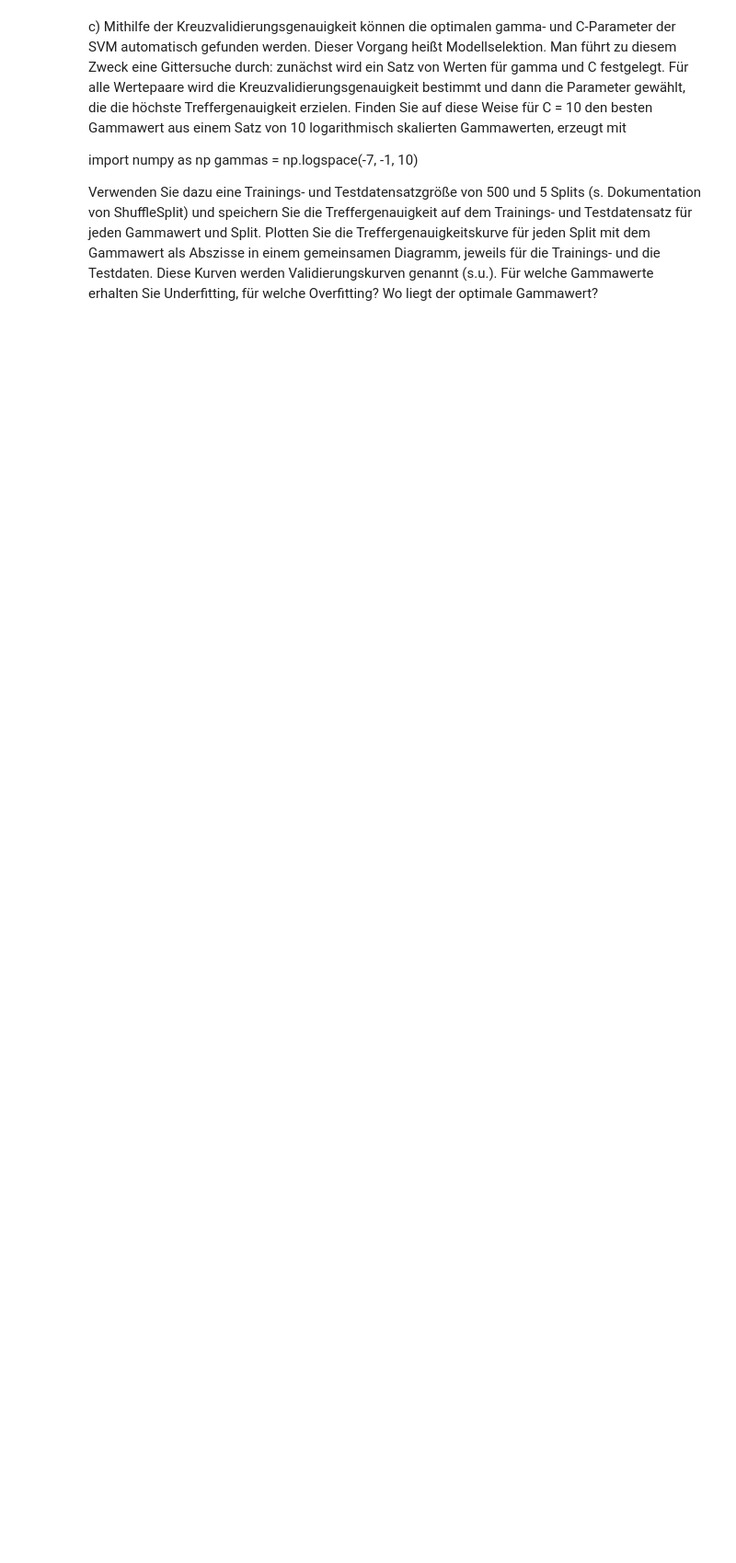
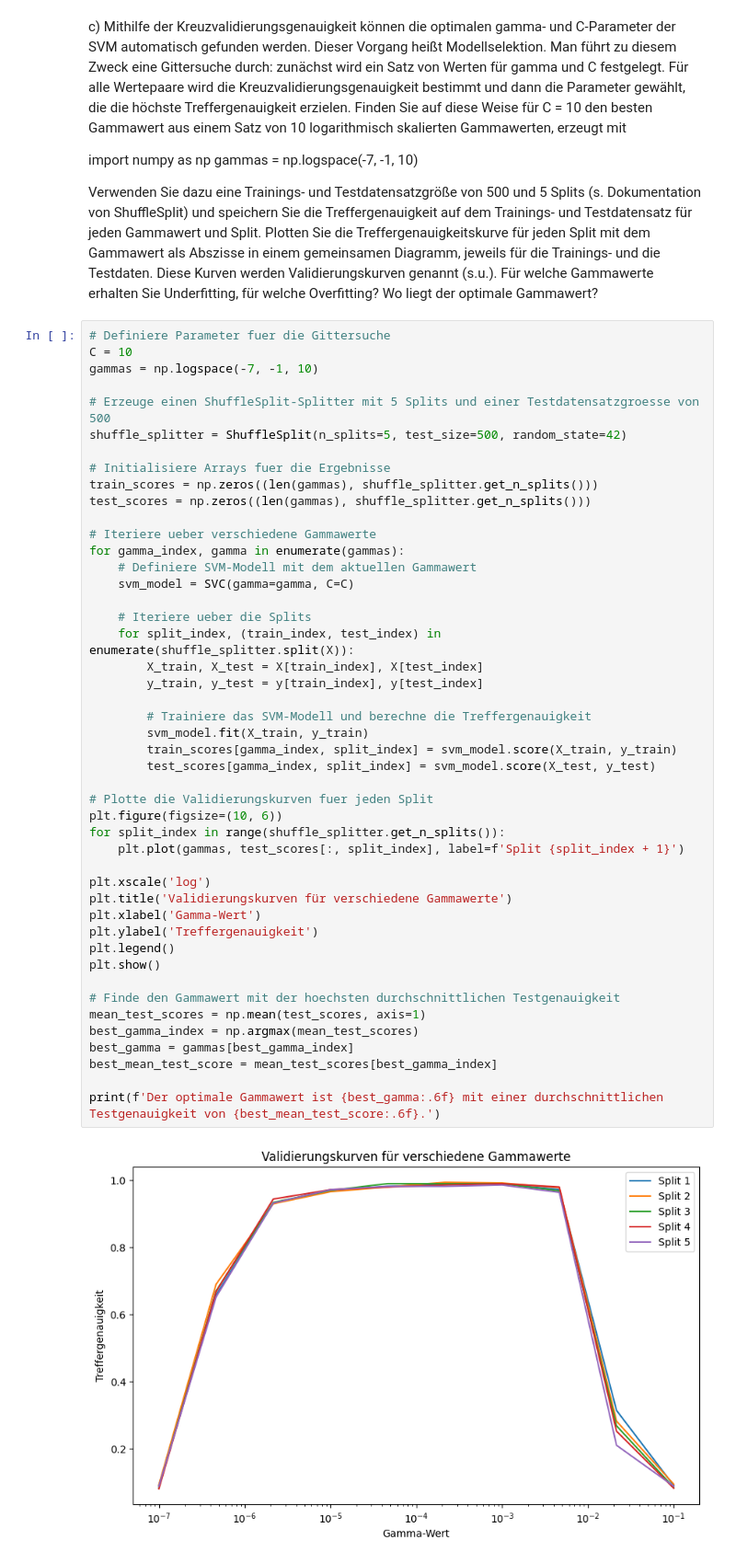
Before and after one commit to KrasserKai/Maschinelles-Lernen-Deep-Learning, a Jupyter notebook: Aufgabe3/Aufgabe3_2.ipynb, the cells around one changed output. Shown: that part at 92% size. Saved outputs shown, nothing was run; the diff lists cells and outputs as text; blank space fills up the shorter version.

```diff
--- a/Aufgabe3/Aufgabe3_2.ipynb
+++ b/Aufgabe3/Aufgabe3_2.ipynb
@@ -17,3 +90,51 @@ import numpy as np
 gammas = np.logspace(-7, -1, 10)
 
 Verwenden Sie dazu eine Trainings- und Testdatensatzgröße von 500 und 5 Splits (s. Dokumentation von ShuffleSplit) und speichern Sie die Treffergenauigkeit auf dem Trainings- und Testdatensatz für jeden Gammawert und Split. Plotten Sie die Treffergenauigkeitskurve für jeden Split mit dem Gammawert als Abszisse in einem gemeinsamen Diagramm, jeweils für die Trainings- und die Testdaten. Diese Kurven werden Validierungskurven genannt (s.u.). Für welche Gammawerte erhalten Sie Underfitting, für welche Overfitting? Wo liegt der optimale Gammawert?
+# %%
+# Definiere Parameter fuer die Gittersuche
+C = 10
+gammas = np.logspace(-7, -1, 10)
+
+# Erzeuge einen ShuffleSplit-Splitter mit 5 Splits und einer Testdatensatzgroesse von 500
+shuffle_splitter = ShuffleSplit(n_splits=5, test_size=500, random_state=42)
+
+# Initialisiere Arrays fuer die Ergebnisse
+train_scores = np.zeros((len(gammas), shuffle_splitter.get_n_splits()))
+test_scores = np.zeros((len(gammas), shuffle_splitter.get_n_splits()))
+
+# Iteriere ueber verschiedene Gammawerte
+for gamma_index, gamma in enumerate(gammas):
+    # Definiere SVM-Modell mit dem aktuellen Gammawert
+    svm_model = SVC(gamma=gamma, C=C)
+
+    # Iteriere ueber die Splits
+    for split_index, (train_index, test_index) in enumerate(shuffle_splitter.split(X)):
+        X_train, X_test = X[train_index], X[test_index]
+        y_train, y_test = y[train_index], y[test_index]
+
+        # Trainiere das SVM-Modell und berechne die Treffergenauigkeit
+        svm_model.fit(X_train, y_train)
+        train_scores[gamma_index, split_index] = svm_model.score(X_train, y_train)
+        test_scores[gamma_index, split_index] = svm_model.score(X_test, y_test)
+
+# Plotte die Validierungskurven fuer jeden Split
+plt.figure(figsize=(10, 6))
+for split_index in range(shuffle_splitter.get_n_splits()):
+    plt.plot(gammas, test_scores[:, split_index], label=f'Split {split_index + 1}')
+
+plt.xscale('log')
+plt.title('Validierungskurven für verschiedene Gammawerte')
+plt.xlabel('Gamma-Wert')
+plt.ylabel('Treffergenauigkeit')
+plt.legend()
+plt.show()
+
+# Finde den Gammawert mit der hoechsten durchschnittlichen Testgenauigkeit
+mean_test_scores = np.mean(test_scores, axis=1)
+best_gamma_index = np.argmax(mean_test_scores)
+best_gamma = gammas[best_gamma_index]
+best_mean_test_score = mean_test_scores[best_gamma_index]
+
+print(f'Der optimale Gammawert ist {best_gamma:.6f} mit einer durchschnittlichen Testgenauigkeit von {best_mean_test_score:.6f}.')
+# %% [output]
+[figure, added]
```
Also changed, not shown: parts of 6 cells of this notebook, 2 other files.
